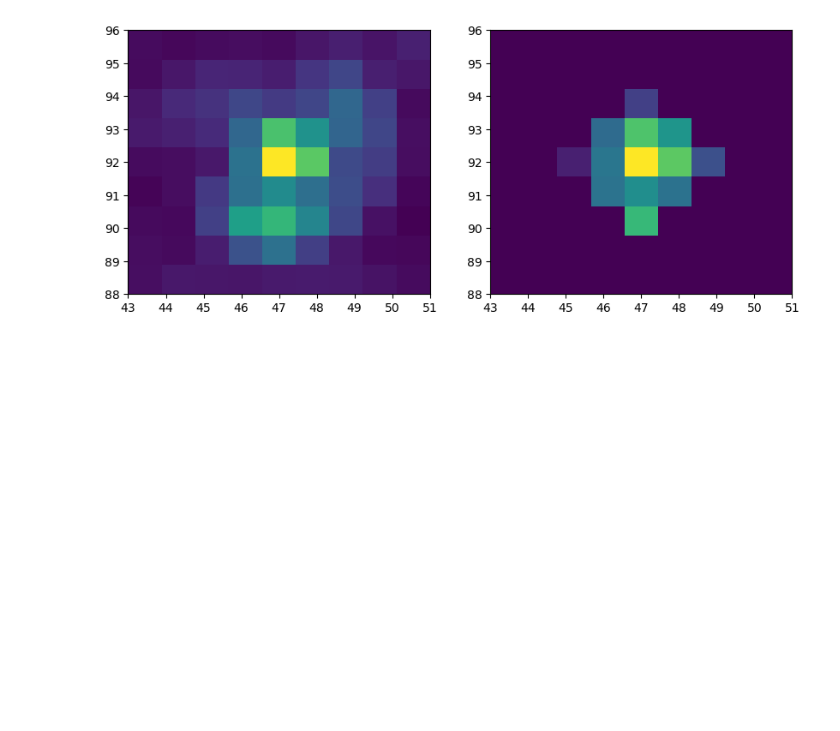
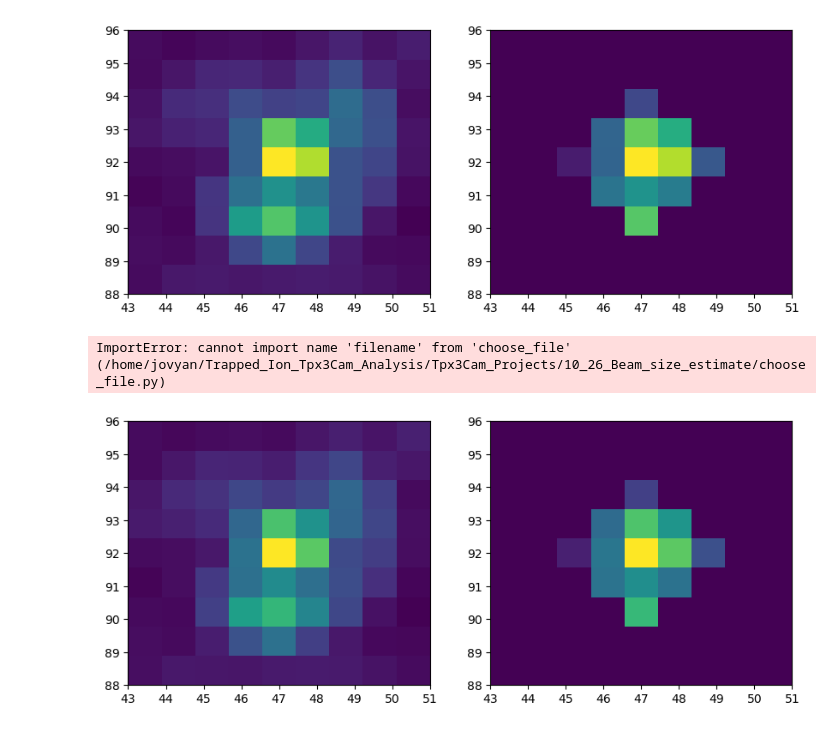
Before and after one commit to UW-ion-trap-group/Trapped_Ion_Tpx3Cam_Analysis, a Jupyter notebook: Tpx3Cam_Projects/10_26_Beam_size_estimate/Prel_TransitionRates.ipynb, the cells around one changed output. Saved outputs shown, nothing was run; the diff lists cells and outputs as text; code cells hidden in the pictures; blank space fills up the shorter version.

```diff
--- a/Tpx3Cam_Projects/10_26_Beam_size_estimate/Prel_TransitionRates.ipynb
+++ b/Tpx3Cam_Projects/10_26_Beam_size_estimate/Prel_TransitionRates.ipynb
@@ -25,6 +25,25 @@ Thu Oct 28 05:27:55 2021
 import Ion_functions as func
 from Ion_functions import Ion
 import choose_file
+# %%
+filename='P/x_389.5'
+choose_file.One(x1=47,y1=92,filename=filename)
+# %% [output]
+[figure, added]
+# %%
+ion_1 = choose_file.ion_1
+old_data_table = choose_file.old_data_table
+data_table = choose_file.data_table
+time = (data_table['time'].max() - data_table['time'].min())*1e-9 #ns to seconds conversion
+
+sigma = 2
+uncertainty = True
+single_photon = False
+kind="auto"
+ion_1.setup(kind,sigma, uncertainty, single_photon)
+rate_x_389s_meta = [len(ion_1.transpts)/time]
+# %% [output]
+ImportError: cannot import name 'filename' from 'choose_file' (/home/jovyan/Trapped_Ion_Tpx3Cam_Analysis/Tpx3Cam_Projects/10_26_Beam_size_estimate/choose_file.py)
 # %%
 choose_file.Trans_1ion_x_389s() #file selection, plots ROI's to verify number and location of Ions.
 # %% [output]
```
Also changed, not shown: parts of 2 cells of this notebook, 2 other files.
